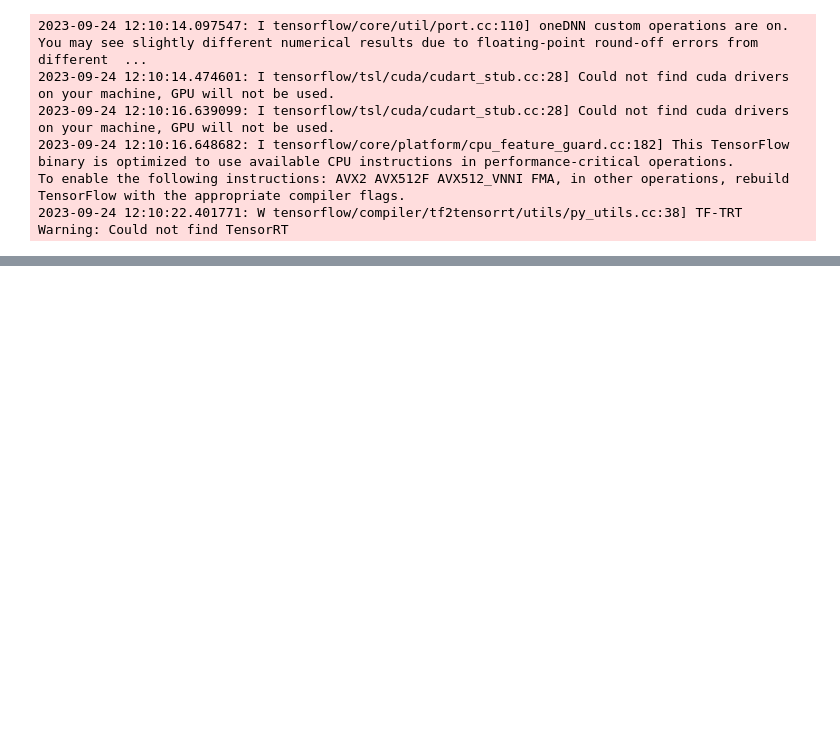
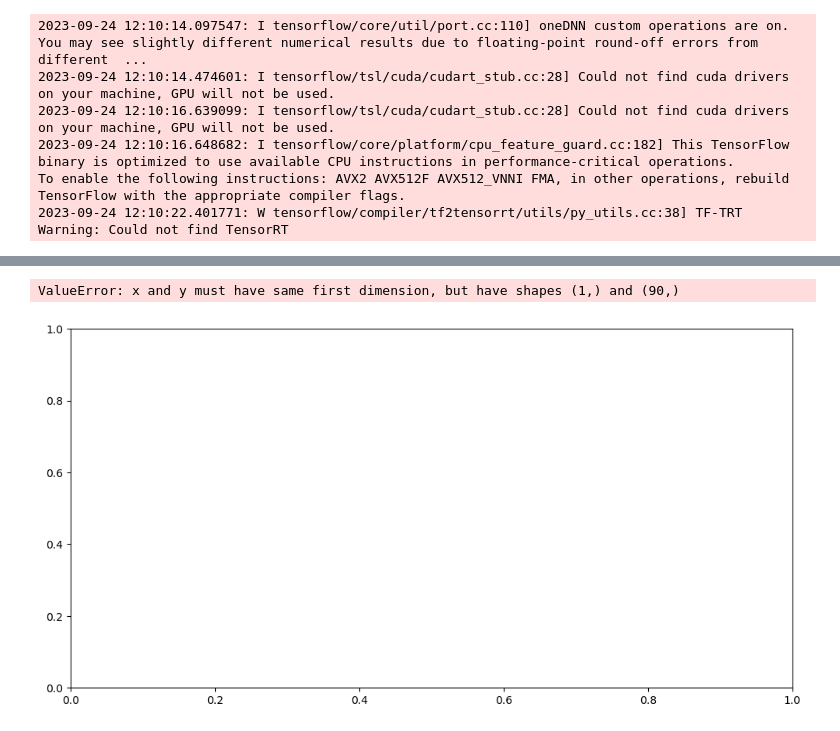
Before and after one commit to OzodbekOzodov/ecb-speeches, a Jupyter notebook: data_preprocessing.ipynb, the cells around one changed output, grey strips where cells are left out. Cells and saved outputs as stored; diff of their text form; code cells hidden in the pictures; blank space fills up the shorter version.

```diff
--- a/data_preprocessing.ipynb
+++ b/data_preprocessing.ipynb
@@ -681,0 +746,54 @@ Mean Squared Error on test set: 0.21428589522838593
+# %%
+import numpy as np
+import matplotlib.pyplot as plt
+
+# Step 1: Preparing the data for inverse transformation
+# ----------------------------------------------
+
+# Convert y_test to a 2D array for compatibility with the transformation process
+y_test_2d = y_test.reshape(-1, 1)
+
+# Create a placeholder array. It will be the same shape as the data used to
+# train the MinMaxScaler, but with zeros in places we don't want to inverse transform.
+placeholder_array = np.zeros((y_test_2d.shape[0], 5))  # 5 for the number of original features
+
+# Assign the bond prices from y_test to the first column of this placeholder array.
+# This assumes that 'bond_price' was the first column in the original data used to fit the scaler.
+placeholder_array[:, 0] = y_test_2d.ravel()
+
+# Step 2: Performing the inverse transformation
+# ----------------------------------------------
+# This will get the actual bond prices back in their original scale
+actual_prices = scaler.inverse_transform(placeholder_array)[:, 0]
+
+# Step 3: Plotting the actual vs predicted bond prices
+# ----------------------------------------------------
+
+# Assuming 'final_predicted_bond_price' contains the inverse transformed predictions from the model
+predicted_prices = final_predicted_bond_price
+
+# Assuming you have the test dates as an array or list named 'test_dates'
+test_dates = test_dates.ravel()
+
+# Create a figure for plotting
+plt.figure(figsize=(12, 6))
+
+# Plot the actual bond prices with dates
+plt.plot(test_dates, actual_prices, label="Actual Bond Prices", color='blue')
+
+# Plot the predicted bond prices with dates
+plt.plot(test_dates, predicted_prices, label="Predicted Bond Prices", color='red', linestyle='dashed')
+
+# Add labels, title, and legend
+plt.legend()
+plt.title("Actual vs Predicted Bond Prices")
+plt.xlabel("Dates")
+plt.ylabel("Bond Price")
+plt.xticks(rotation=45)  # Rotate x-axis labels for better visibility
+
+# Display the plot
+plt.tight_layout()  # Adjust layout for better visibility
+plt.show()
+# %% [output]
+ValueError: x and y must have same first dimension, but have shapes (1,) and (90,)
+[figure, added]
```
Also changed, not shown: parts of 11 cells of this notebook.
